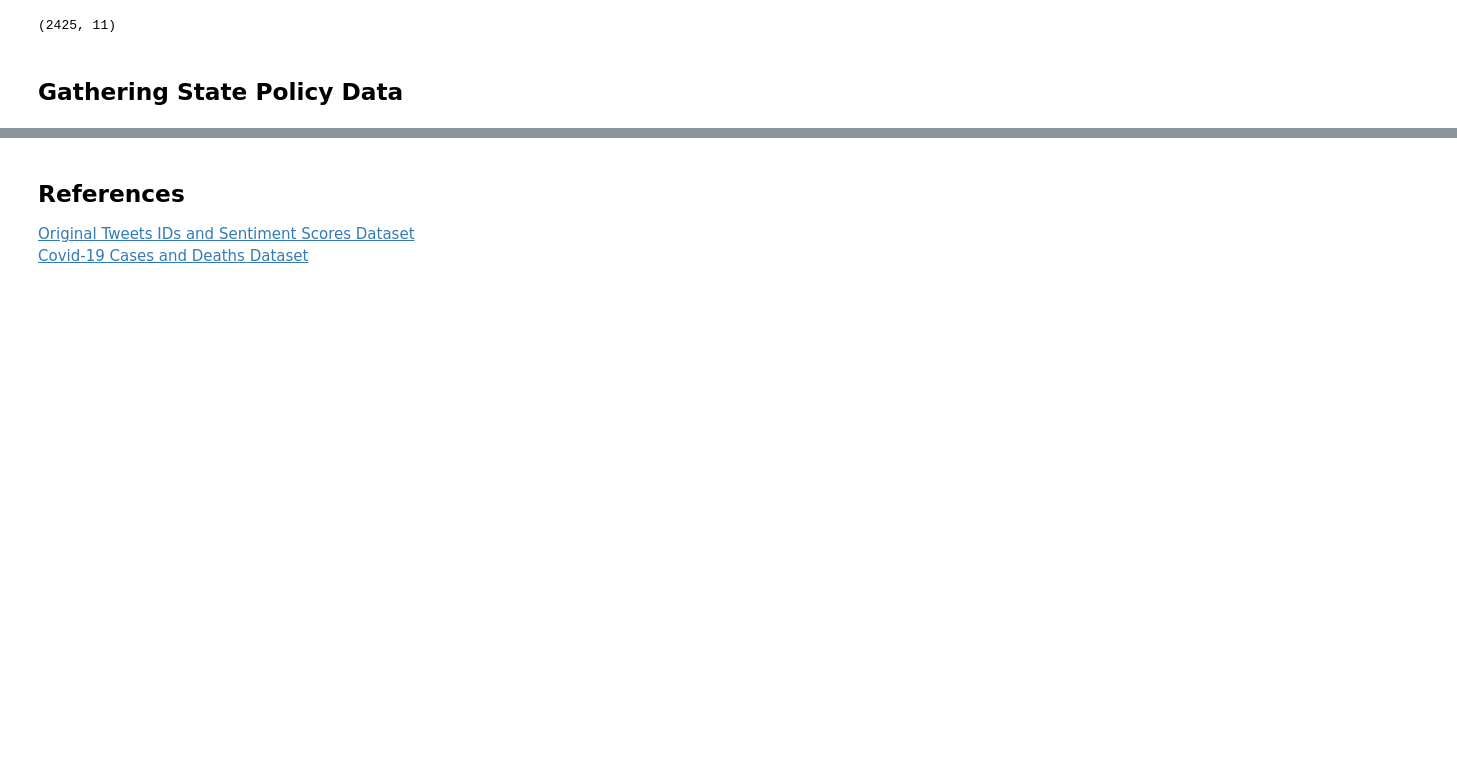
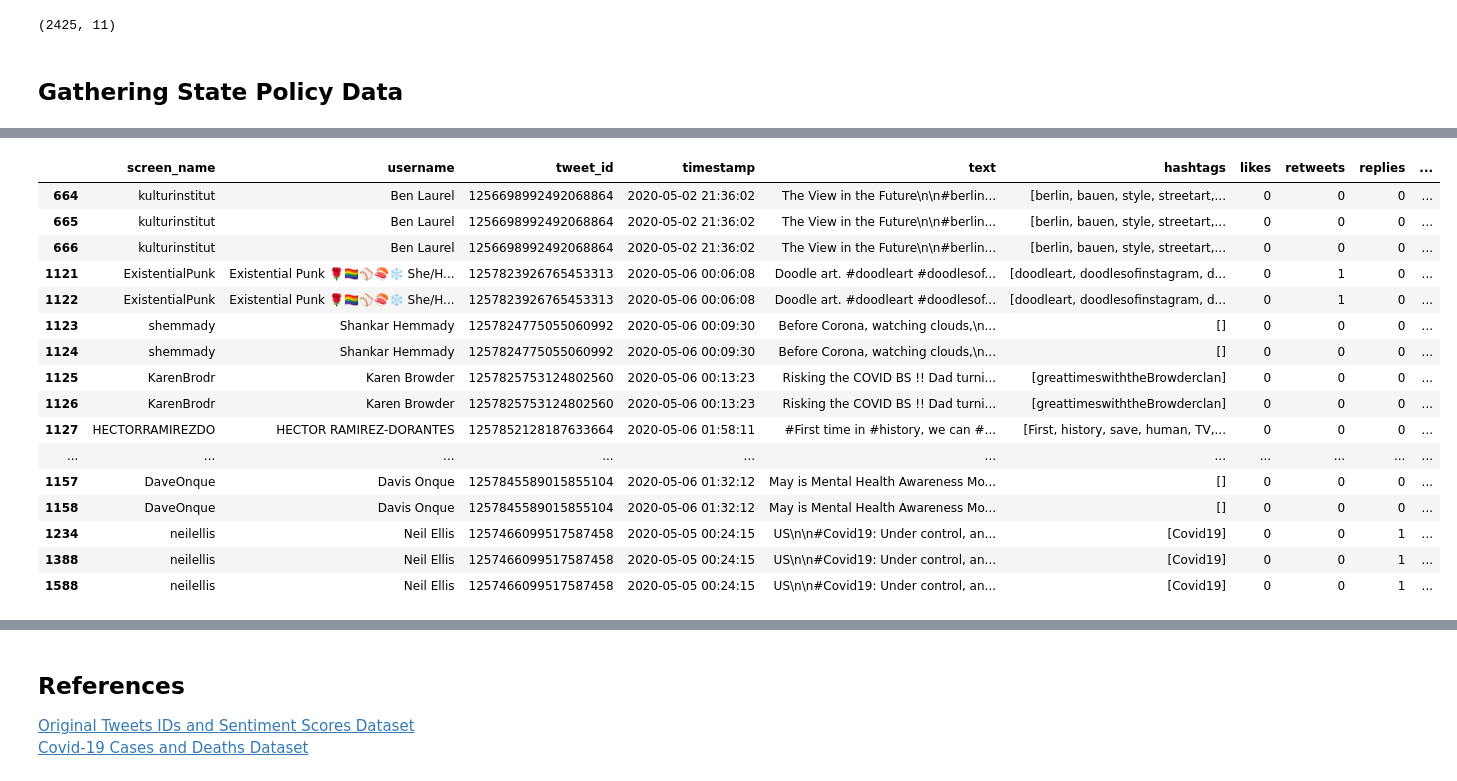
Before and after one commit to JulKelman/Sentiment-Analysis-of-Covid-19-Related-Tweets, a Jupyter notebook: julia/Data Gathering Notebook.ipynb, the cells around one changed output, grey strips where cells are left out. Drawn from its saved outputs; the diff is of its cells as text; code cells hidden in the pictures; blank space fills up the shorter version.

```diff
--- a/julia/Data Gathering Notebook.ipynb
+++ b/julia/Data Gathering Notebook.ipynb
@@ -348,0 +530,7 @@ covid_and_pop_ny_tx.shape
+# %%
+tweets_and_county_ny_tx['date'] = [timestamp.date() for timestamp in tweets_and_county_ny_tx['timestamp']]
+# %%
+tweets_and_county_ny_tx['date'] = pd.to_datetime(tweets_and_county_ny_tx['date'])
+# %%
+ny_county_fips_fix = {36061:36000, 36047:36000, 36005:36000, 36085:36000, 36081:36000}
+tweets_and_county_ny_tx['county_fips'] = tweets_and_county_ny_tx['county_fips'].replace(ny_county_fips_fix)
@@ -348,0 +549,22 @@ covid_and_pop_ny_tx.shape
+# %%
+tweets_covid_and_policy = pd.merge(tweets_and_county_ny_tx, covid_pop_and_policy_tx_ny, on=['county_fips', 'date'])
+# %%
+tweets_covid_and_policy[tweets_covid_and_policy.duplicated(subset=['tweet_id'], keep=False)]
+# %% [output]
+|  | screen_name | username | tweet_id | timestamp | text | hashtags | likes | retweets | replies | ... |
+| 664 | kulturinstitut | Ben Laurel | 1256698992492068864 | 2020-05-02 21:36:02 | The View in the Future\n\n#berlin... | [berlin, bauen, style, streetart,... | 0 | 0 | 0 | ... |
+| 665 | kulturinstitut | Ben Laurel | 1256698992492068864 | 2020-05-02 21:36:02 | The View in the Future\n\n#berlin... | [berlin, bauen, style, streetart,... | 0 | 0 | 0 | ... |
+| 666 | kulturinstitut | Ben Laurel | 1256698992492068864 | 2020-05-02 21:36:02 | The View in the Future\n\n#berlin... | [berlin, bauen, style, streetart,... | 0 | 0 | 0 | ... |
+| 1121 | ExistentialPunk | Existential Punk 🌹🏳️‍🌈⚾️🍣❄️ She/H... | 1257823926765453313 | 2020-05-06 00:06:08 | Doodle art. #doodleart #doodlesof... | [doodleart, doodlesofinstagram, d... | 0 | 1 | 0 | ... |
+| 1122 | ExistentialPunk | Existential Punk 🌹🏳️‍🌈⚾️🍣❄️ She/H... | 1257823926765453313 | 2020-05-06 00:06:08 | Doodle art. #doodleart #doodlesof... | [doodleart, doodlesofinstagram, d... | 0 | 1 | 0 | ... |
+| 1123 | shemmady | Shankar Hemmady | 1257824775055060992 | 2020-05-06 00:09:30 | Before Corona, watching clouds,\n... | [] | 0 | 0 | 0 | ... |
+| 1124 | shemmady | Shankar Hemmady | 1257824775055060992 | 2020-05-06 00:09:30 | Before Corona, watching clouds,\n... | [] | 0 | 0 | 0 | ... |
+| 1125 | KarenBrodr | Karen Browder | 1257825753124802560 | 2020-05-06 00:13:23 | Risking the COVID BS !! Dad turni... | [greattimeswiththeBrowderclan] | 0 | 0 | 0 | ... |
+| 1126 | KarenBrodr | Karen Browder | 1257825753124802560 | 2020-05-06 00:13:23 | Risking the COVID BS !! Dad turni... | [greattimeswiththeBrowderclan] | 0 | 0 | 0 | ... |
+| 1127 | HECTORRAMIREZDO | HECTOR RAMIREZ-DORANTES | 1257852128187633664 | 2020-05-06 01:58:11 | #First time in #history, we can #... | [First, history, save, human, TV,... | 0 | 0 | 0 | ... |
+| ... | ... | ... | ... | ... | ... | ... | ... | ... | ... | ... |
+| 1157 | DaveOnque | Davis Onque | 1257845589015855104 | 2020-05-06 01:32:12 | May is Mental Health Awareness Mo... | [] | 0 | 0 | 0 | ... |
+| 1158 | DaveOnque | Davis Onque | 1257845589015855104 | 2020-05-06 01:32:12 | May is Mental Health Awareness Mo... | [] | 0 | 0 | 0 | ... |
+| 1234 | neilellis | Neil Ellis | 1257466099517587458 | 2020-05-05 00:24:15 | US\n\n#Covid19: Under control, an... | [Covid19] | 0 | 0 | 1 | ... |
+| 1388 | neilellis | Neil Ellis | 1257466099517587458 | 2020-05-05 00:24:15 | US\n\n#Covid19: Under control, an... | [Covid19] | 0 | 0 | 1 | ... |
+| 1588 | neilellis | Neil Ellis | 1257466099517587458 | 2020-05-05 00:24:15 | US\n\n#Covid19: Under control, an... | [Covid19] | 0 | 0 | 1 | ... |
```
Also changed, not shown: parts of 30 cells of this notebook, 5 other files.
